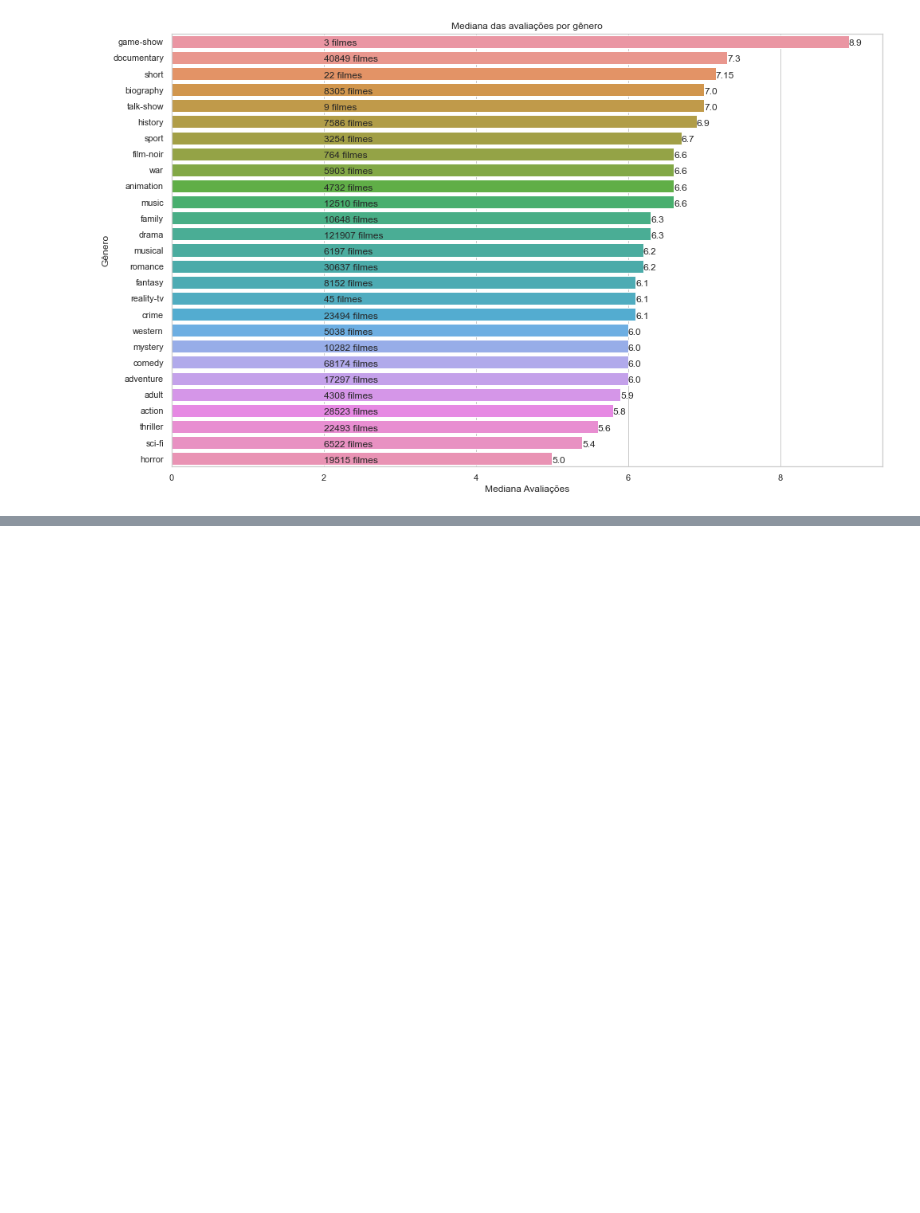
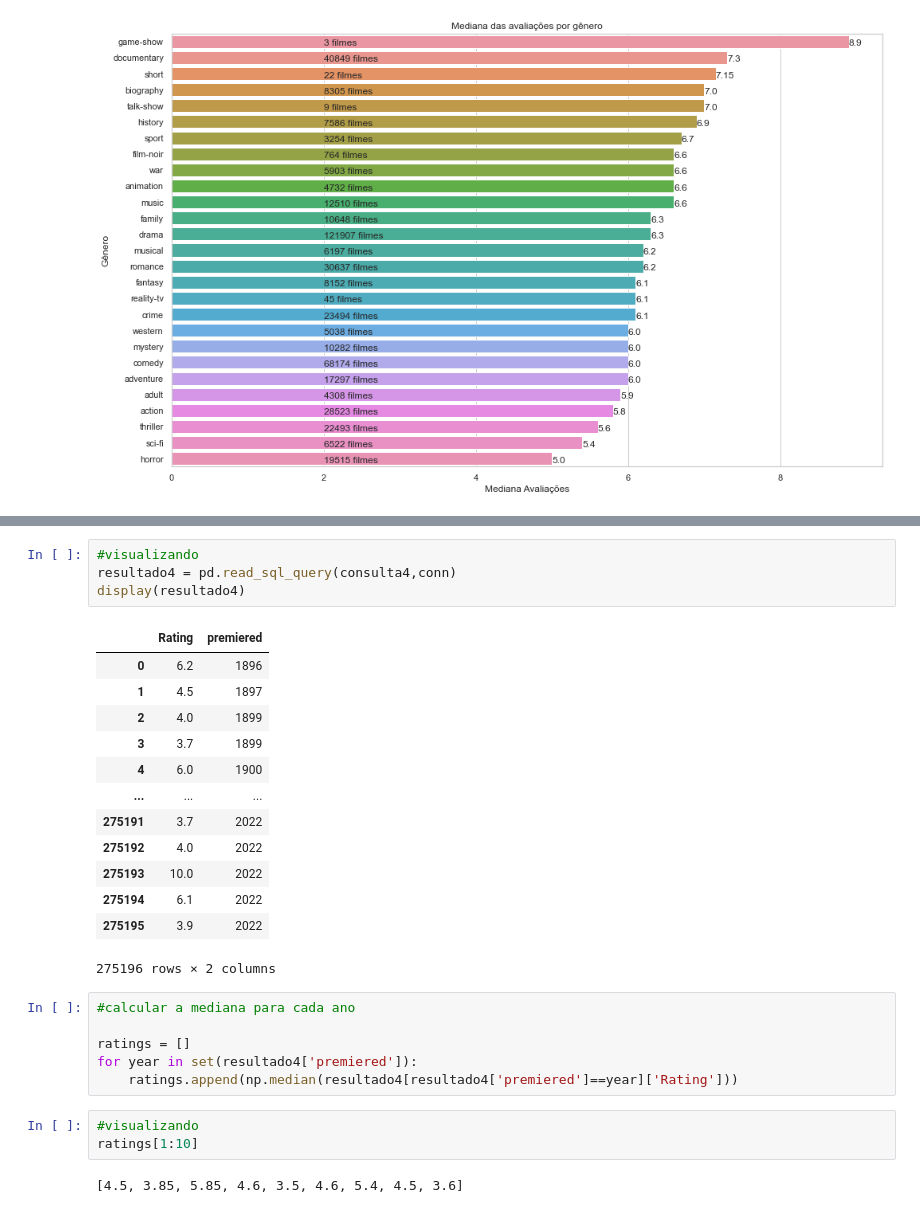
Before and after one commit to BrunoOMelo/Project01-PythonAnalytics, a Jupyter notebook: project_analytics.ipynb, the cells around one changed output, grey strips where cells are left out. Saved outputs shown, nothing was run; the diff lists cells and outputs as text; blank space fills up the shorter version.

```diff
--- a/project_analytics.ipynb
+++ b/project_analytics.ipynb
@@ -609,0 +620,29 @@ plt.show
+# %%
+#visualizando
+resultado4 = pd.read_sql_query(consulta4,conn)
+display(resultado4)
+# %% [output]
+|  | Rating | premiered |
+| 0 | 6.2 | 1896 |
+| 1 | 4.5 | 1897 |
+| 2 | 4.0 | 1899 |
+| 3 | 3.7 | 1899 |
+| 4 | 6.0 | 1900 |
+| ... | ... | ... |
+| 275191 | 3.7 | 2022 |
+| 275192 | 4.0 | 2022 |
+| 275193 | 10.0 | 2022 |
+| 275194 | 6.1 | 2022 |
+| 275195 | 3.9 | 2022 |
+275196 rows × 2 columns
+# %%
+#calcular a mediana para cada ano
+
+ratings = []
+for year in set(resultado4['premiered']):
+    ratings.append(np.median(resultado4[resultado4['premiered']==year]['Rating']))
+# %%
+#visualizando
+ratings[1:10]
+# %% [output]
+[4.5, 3.85, 5.85, 4.6, 3.5, 4.6, 5.4, 4.5, 3.6]
```
Also changed, not shown: parts of 6 cells of this notebook.
